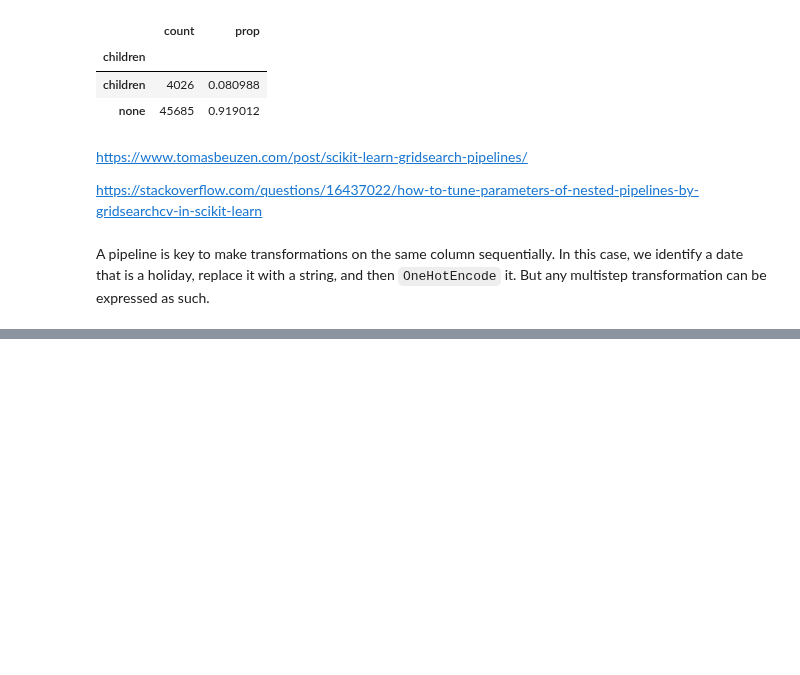
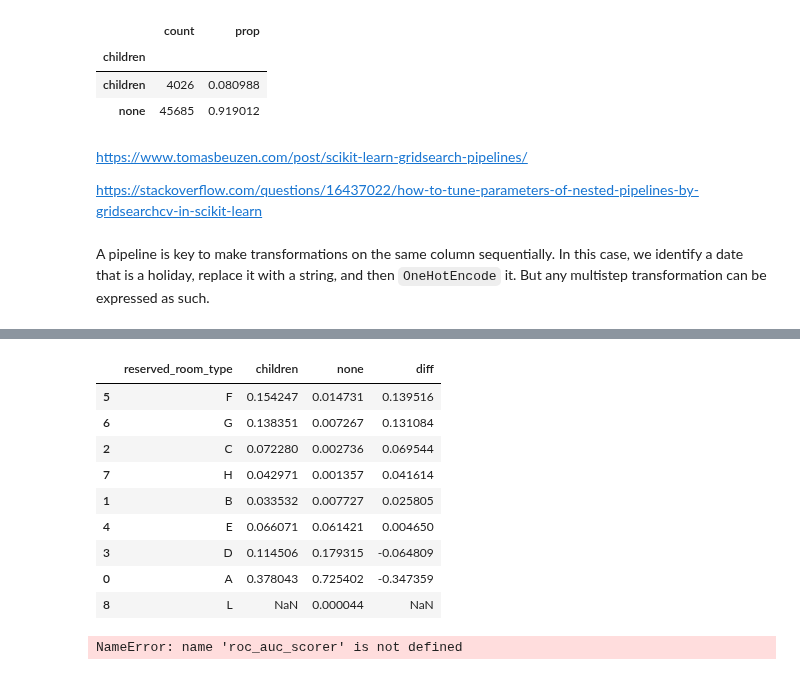
Before and after one commit to tmastny/sageprocess, a Jupyter notebook: vignettes/sklearn-tidymodels-example2.ipynb, the cells around one changed output, grey strips where cells are left out. Saved outputs shown, nothing was run; the diff lists cells and outputs as text; code cells hidden in the pictures; blank space fills up the shorter version.

```diff
--- a/vignettes/sklearn-tidymodels-example2.ipynb
+++ b/vignettes/sklearn-tidymodels-example2.ipynb
@@ -233,0 +253,27 @@ IndexError: .iloc requires numeric indexers, got ['arrival_date']
+# %%
+(hotels >>
+    group_by(_.children, _.reserved_room_type) >>
+    summarize(n=_.children.count()) >>
+    group_by(_.children) >>
+    mutate(prop = _.n / _.n.sum()) >>
+    ungroup() >>
+    select(-_.n) >>
+    spread('children', 'prop') >>
+    mutate(diff = (_.children - _.none)) >>
+    arrange(-_.diff)
+)
+# %% [output]
+|  | reserved_room_type | children | none | diff |
+| 5 | F | 0.154247 | 0.014731 | 0.139516 |
+| 6 | G | 0.138351 | 0.007267 | 0.131084 |
+| 2 | C | 0.072280 | 0.002736 | 0.069544 |
+| 7 | H | 0.042971 | 0.001357 | 0.041614 |
+| 1 | B | 0.033532 | 0.007727 | 0.025805 |
+| 4 | E | 0.066071 | 0.061421 | 0.004650 |
+| 3 | D | 0.114506 | 0.179315 | -0.064809 |
+| 0 | A | 0.378043 | 0.725402 | -0.347359 |
+| 8 | L | NaN | 0.000044 | NaN |
+# %%
+[{name: scorer(best_model, X_test, y_test)} for name, scorer in roc_auc_scorer.items()]
+# %% [output]
+NameError: name 'roc_auc_scorer' is not defined
```
Also changed, not shown: parts of 16 cells of this notebook, 32 other files.
